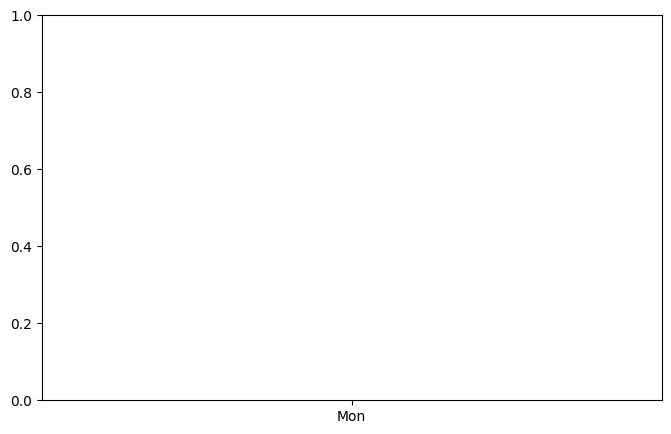
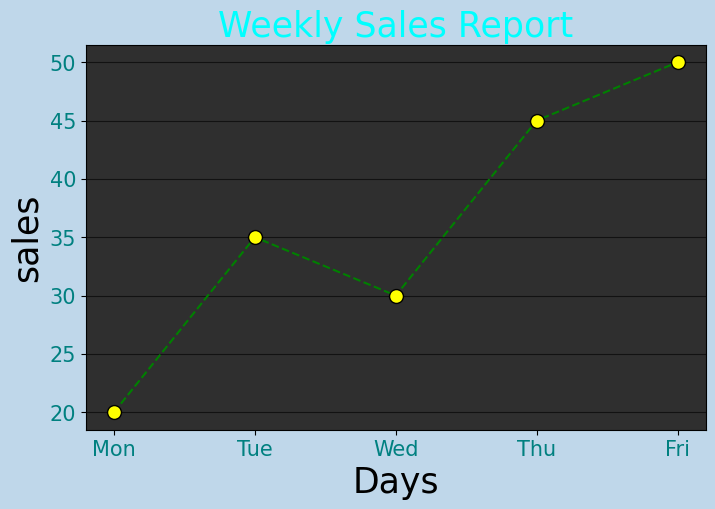
The notebook cell's code change between the first figure and the second:
--- before
+++ after
@@ -1,6 +1,7 @@
+#line chart 2 but same data
 x=data2['Day']
 y=data2['Sales']
 plt.figure(figsize=(8,5))
-plt.plot(x,y,marker='o',linestyle='dashed',color='green',markeredgecolor='black',markersize=10)
+plt.plot(x,y,marker='o',linestyle='dashed',color='green',markerfacecolor='yellow',markeredgecolor='black',markersize=10)
 plt.title('Weekly Sales Report',color='cyan',fontsize=25)
 plt.xlabel('Days',fontsize=25)
@@ -8,4 +9,6 @@
 plt.xticks(color='teal',fontsize=15)
 plt.yticks(color='teal',fontsize=15)
-plt.grid(axis=y,color='black')
+plt.gca().set_facecolor(color='#2F2F2F')
+plt.gcf().set_facecolor(color='#BFD7EA')
+plt.grid(axis='y',color='black',alpha=0.6)
 plt.show()

Commit: bar chart and line chart visualizations